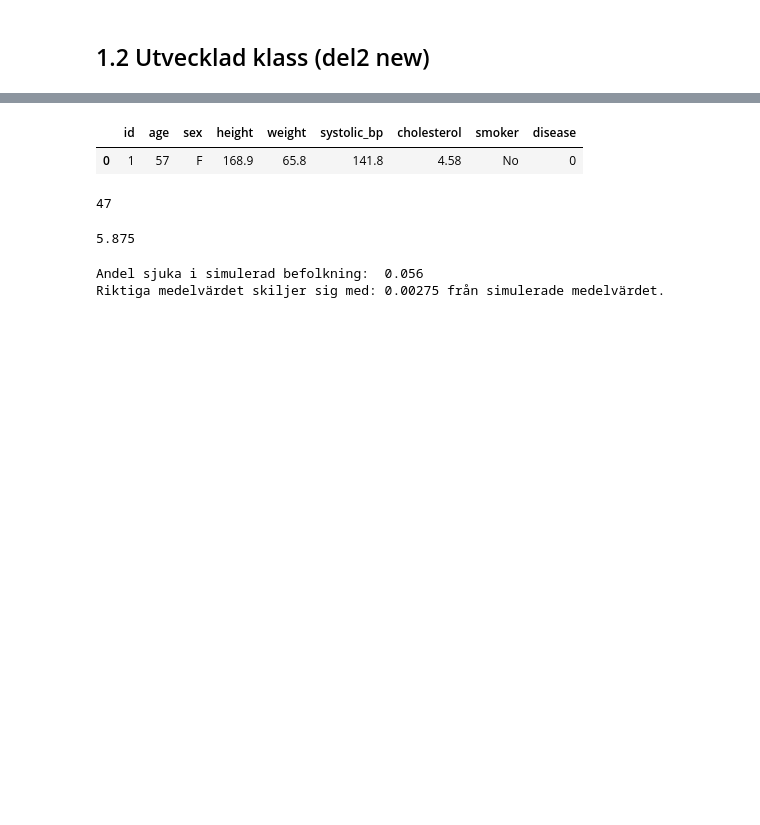
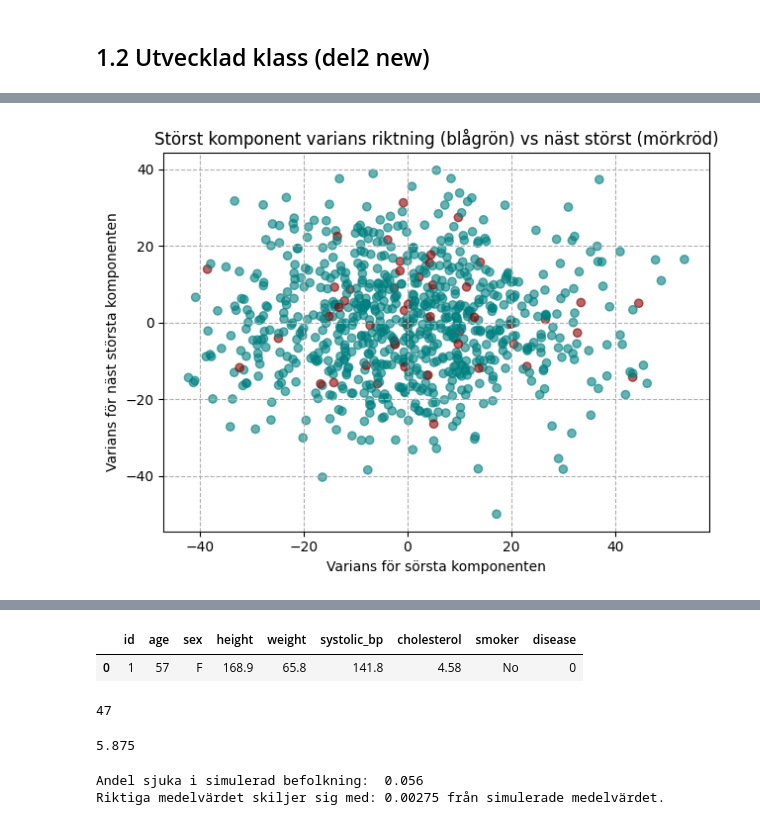
Before and after one commit to MaWe96/Health-Study-Python, a Jupyter notebook: notebook.ipynb, the cells around one changed output, grey strips where cells are left out. Saved outputs shown, nothing was run; the diff lists cells and outputs as text; code cells hidden in the pictures; blank space fills up the shorter version.

```diff
--- a/notebook.ipynb
+++ b/notebook.ipynb
@@ -338,0 +362,5 @@ I detta kapitlet skapar vi en mer utvecklad klass som inkorporerar linjär regre
+# %%
+Handler_Instance.assign_PCA()
+Handler_Instance.draw_PCA_after_assigned() # gjord med plt.show()
+# %% [output]
+[figure, added]
```
Also changed, not shown: parts of 13 cells of this notebook, 1 other file.
